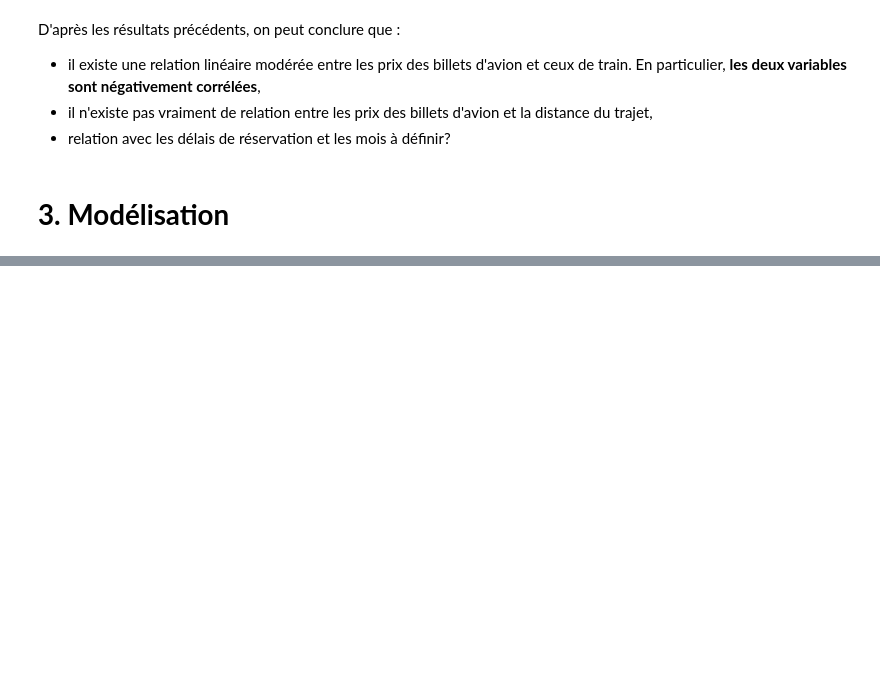
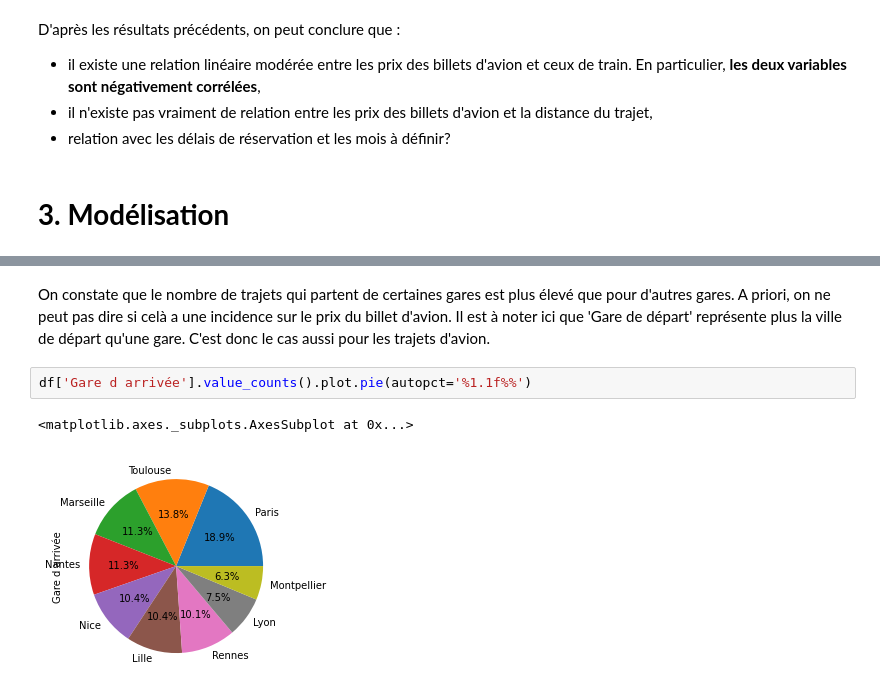
Before and after one commit to YohanWloczysiak/ProjetPythonA2S1, a Jupyter notebook: Rapport.ipynb, the cells around one changed output, grey strips where cells are left out. Saved outputs shown, nothing was run; the diff lists cells and outputs as text; blank space fills up the shorter version.

```diff
--- a/Rapport.ipynb
+++ b/Rapport.ipynb
@@ -1127,0 +1254,7 @@ D'après les résultats précédents, on peut conclure que :
+# %% [markdown]
+On constate que le nombre de trajets qui partent de certaines gares est plus élevé que pour d'autres gares. A priori, on ne peut pas dire si celà a une incidence sur le prix du billet d'avion. Il est à noter ici que 'Gare de départ' représente plus la ville de départ qu'une gare. C'est donc le cas aussi pour les trajets d'avion.
+# %%
+df['Gare d arrivée'].value_counts().plot.pie(autopct='%1.1f%%')
+# %% [output]
+<matplotlib.axes._subplots.AxesSubplot at 0x...>
+[figure, added]
```
Also changed, not shown: parts of 129 cells of this notebook.
